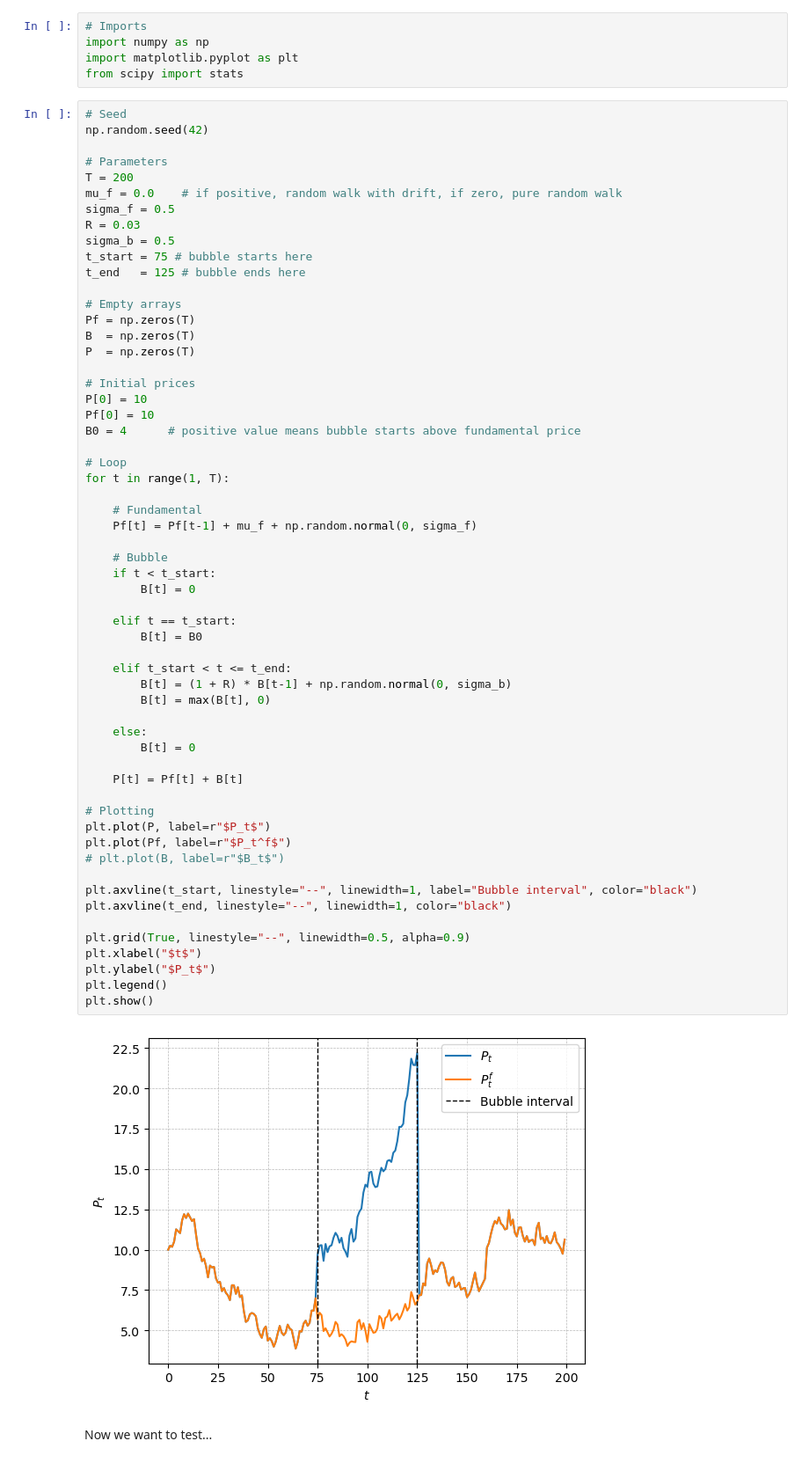
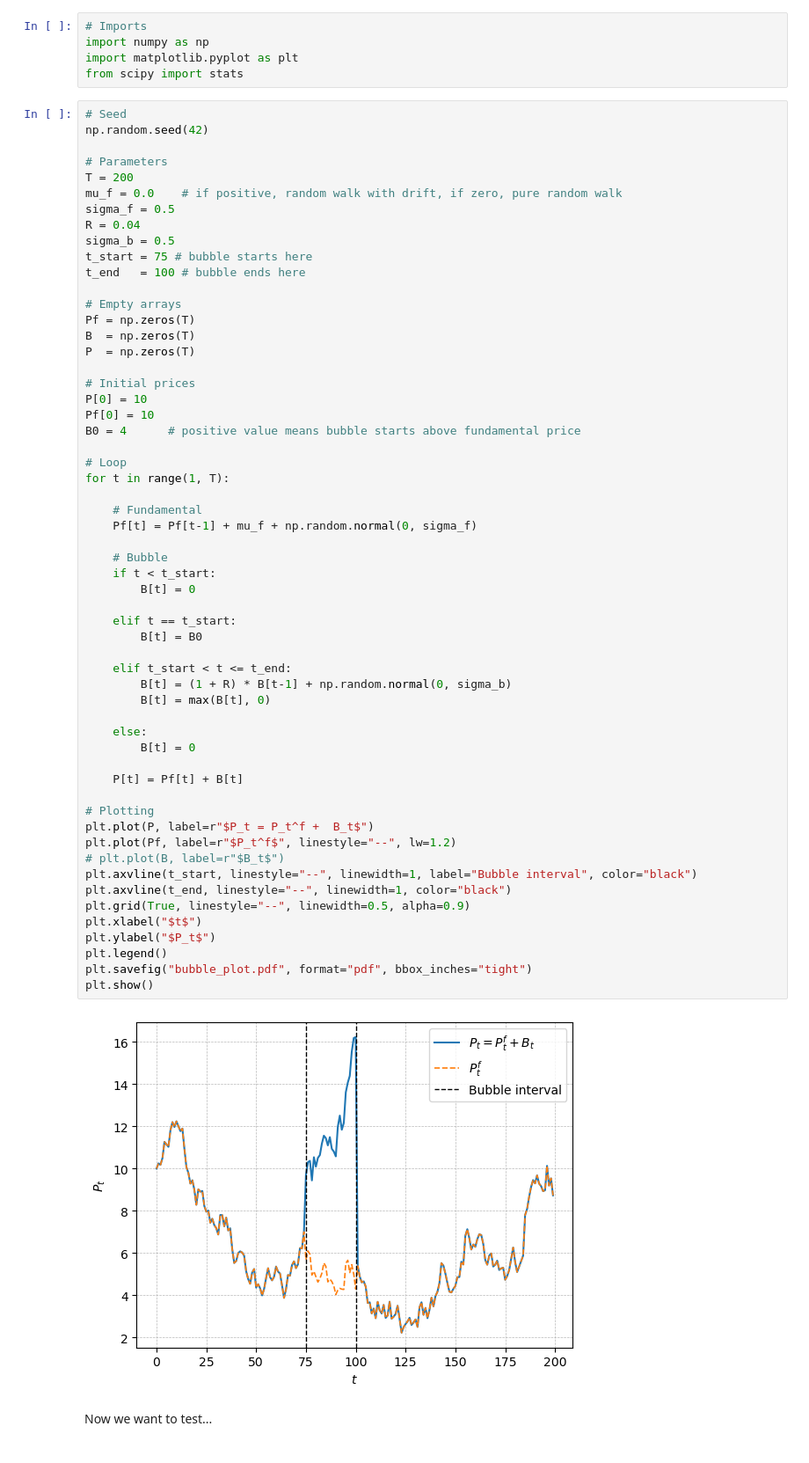
Before and after one commit to emilfriis/Bachelor, a Jupyter notebook: Lecturenote/lecturenote.ipynb, the cells around one changed output. Shown at 88% size. Cells and saved outputs as stored; diff of their text form.

```diff
--- a/Lecturenote/lecturenote.ipynb
+++ b/Lecturenote/lecturenote.ipynb
@@ -13,10 +13,10 @@ np.random.seed(42)
 T = 200
 mu_f = 0.0    # if positive, random walk with drift, if zero, pure random walk
 sigma_f = 0.5
-R = 0.03
+R = 0.04
 sigma_b = 0.5
 t_start = 75 # bubble starts here
-t_end   = 125 # bubble ends here
+t_end   = 100 # bubble ends here
 
 # Empty arrays
 Pf = np.zeros(T)
@@ -33,38 +33,37 @@ for t in range(1, T):
 
     # Fundamental
     Pf[t] = Pf[t-1] + mu_f + np.random.normal(0, sigma_f)
 
     # Bubble
     if t < t_start:
         B[t] = 0
 
     elif t == t_start:
         B[t] = B0
 
     elif t_start < t <= t_end:
         B[t] = (1 + R) * B[t-1] + np.random.normal(0, sigma_b)
         B[t] = max(B[t], 0)
 
     else:
         B[t] = 0
 
     P[t] = Pf[t] + B[t]
 
 # Plotting
-plt.plot(P, label=r"$P_t$")
-plt.plot(Pf, label=r"$P_t^f$")
+plt.plot(P, label=r"$P_t = P_t^f +  B_t$")
+plt.plot(Pf, label=r"$P_t^f$", linestyle="--", lw=1.2)
 # plt.plot(B, label=r"$B_t$")
-
 plt.axvline(t_start, linestyle="--", linewidth=1, label="Bubble interval", color="black")
 plt.axvline(t_end, linestyle="--", linewidth=1, color="black")
-
 plt.grid(True, linestyle="--", linewidth=0.5, alpha=0.9)
 plt.xlabel("$t$")
 plt.ylabel("$P_t$")
 plt.legend()
+plt.savefig("bubble_plot.pdf", format="pdf", bbox_inches="tight")
 plt.show()
 # %% [output]
-[figure, old version]
+[figure, new version]
 # %% [markdown]
 Now we want to test...
 # %%
```
Also changed, not shown: parts of 2 cells of this notebook.
